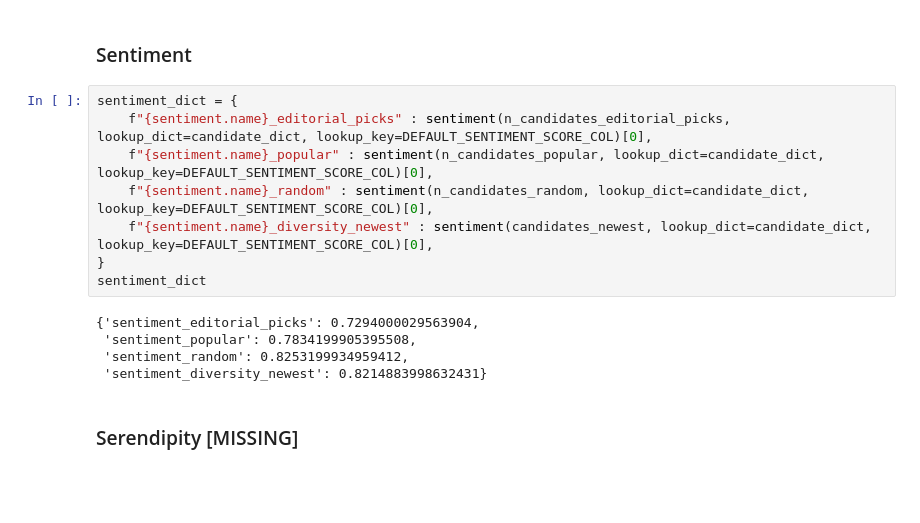
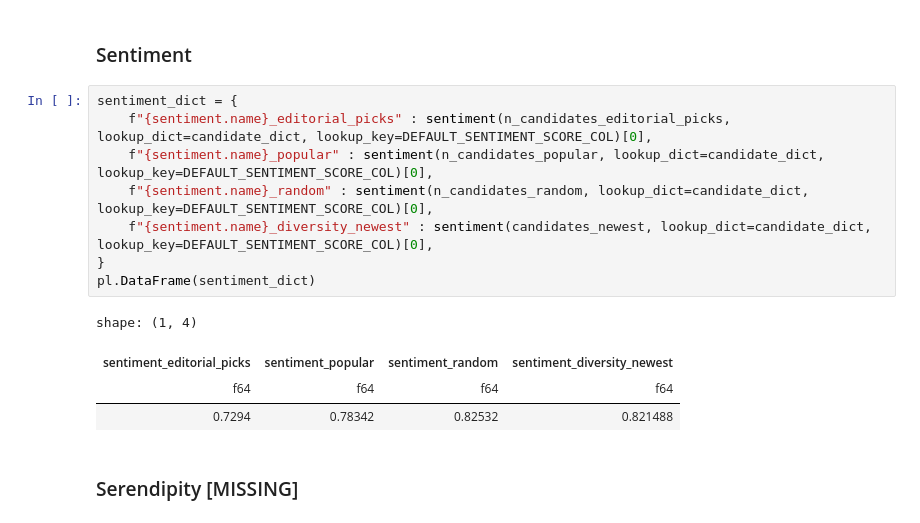
Before and after one commit to ebanalyse/ebnerd-benchmark, a Jupyter notebook: examples/03_beyond_accuracy/make_beyond_accuracy.ipynb, the cells around one changed output. Saved outputs shown, nothing was run; the diff lists cells and outputs as text; blank space fills up the shorter version.

```diff
--- a/examples/03_beyond_accuracy/make_beyond_accuracy.ipynb
+++ b/examples/03_beyond_accuracy/make_beyond_accuracy.ipynb
@@ -387,16 +390,16 @@ google-bert/bert-base-multilingual-cased: 0.028635621408856893
 # %%
 sentiment_dict = {
     f"{sentiment.name}_editorial_picks" : sentiment(n_candidates_editorial_picks, lookup_dict=candidate_dict, lookup_key=DEFAULT_SENTIMENT_SCORE_COL)[0],
     f"{sentiment.name}_popular" : sentiment(n_candidates_popular, lookup_dict=candidate_dict, lookup_key=DEFAULT_SENTIMENT_SCORE_COL)[0],
     f"{sentiment.name}_random" : sentiment(n_candidates_random, lookup_dict=candidate_dict, lookup_key=DEFAULT_SENTIMENT_SCORE_COL)[0],
     f"{sentiment.name}_diversity_newest" : sentiment(candidates_newest, lookup_dict=candidate_dict, lookup_key=DEFAULT_SENTIMENT_SCORE_COL)[0],
 }
-sentiment_dict
+pl.DataFrame(sentiment_dict)
 # %% [output]
-{'sentiment_editorial_picks': 0.7294000029563904,
- 'sentiment_popular': 0.7834199905395508,
- 'sentiment_random': 0.8253199934959412,
- 'sentiment_diversity_newest': 0.8214883998632431}
+shape: (1, 4)
+| sentiment_editorial_picks | sentiment_popular | sentiment_random | sentiment_diversity_newest |
+| f64 | f64 | f64 | f64 |
+| 0.7294 | 0.78342 | 0.82532 | 0.821488 |
 # %% [markdown]
 ### Serendipity [MISSING]
 # %%
```
Also changed, not shown: parts of 3 cells of this notebook.
